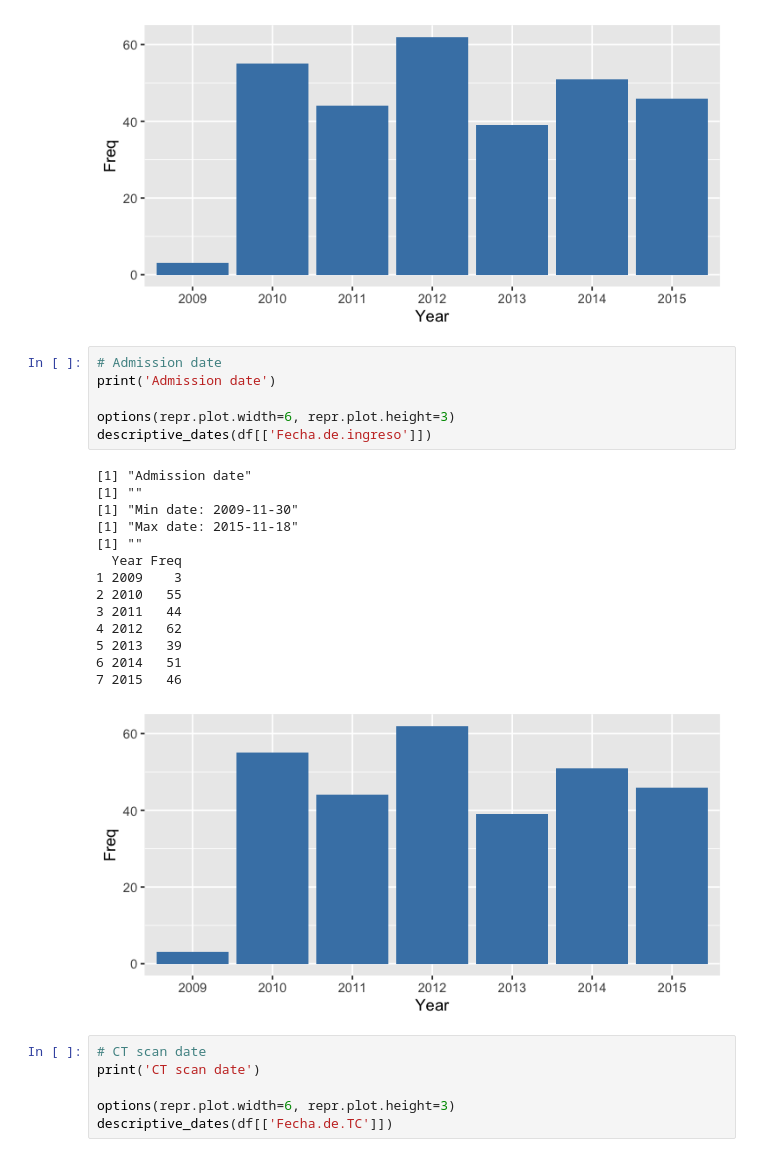
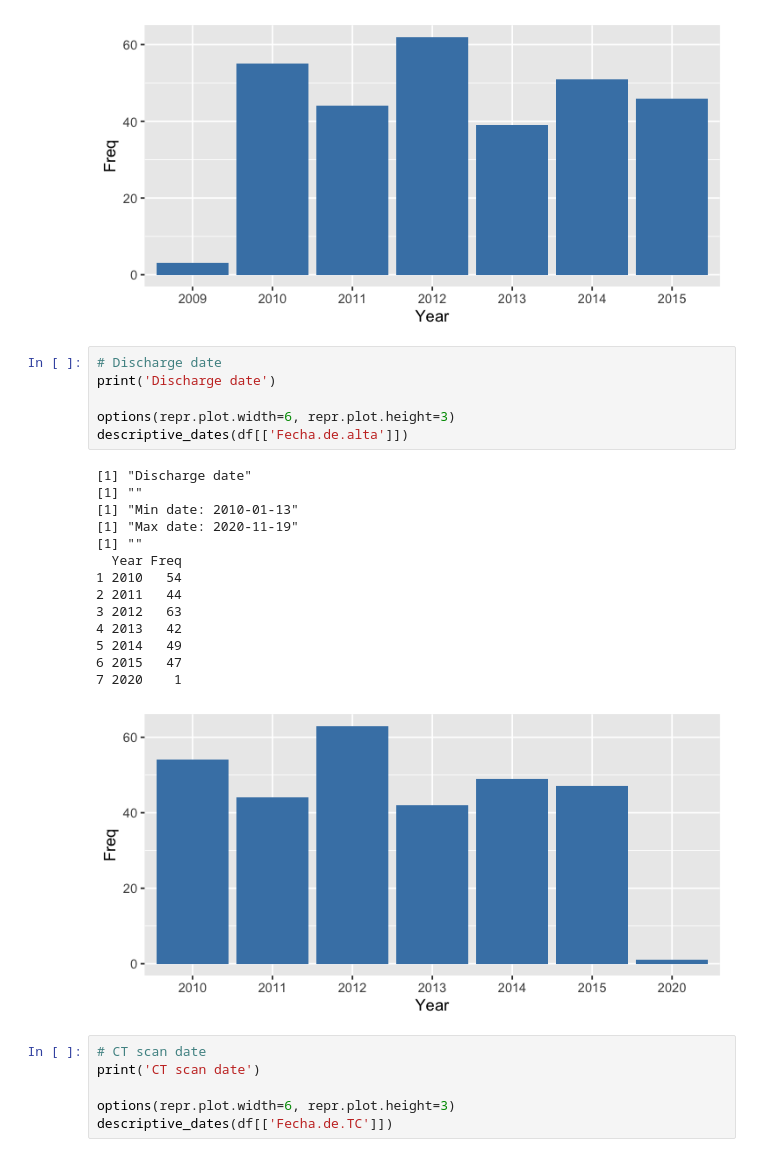
Before and after one commit to Pablomfm/Intracranial_Hemorrhages, a Jupyter notebook: 4.3 EDA & Descriptive Statistics of Dates (R).ipynb, the cells around one changed output. Drawn from its saved outputs; the diff is of its cells as text.

```diff
--- a/4.3 EDA & Descriptive Statistics of Dates (R).ipynb
+++ b/4.3 EDA & Descriptive Statistics of Dates (R).ipynb
@@ -68,27 +64,27 @@ descriptive_dates(df[['Fecha.de.ingreso']])
 6 2014   51
 7 2015   46
 [figure]
-# %%
-# Admission date
-print('Admission date')
-
-options(repr.plot.width=6, repr.plot.height=3)
-descriptive_dates(df[['Fecha.de.ingreso']])
-# %% [output]
-[1] "Admission date"
-[1] ""
-[1] "Min date: 2009-11-30"
-[1] "Max date: 2015-11-18"
-[1] ""
-  Year Freq
-1 2009    3
-2 2010   55
-3 2011   44
-4 2012   62
-5 2013   39
-6 2014   51
-7 2015   46
-[figure, removed]
+# %%
+# Discharge date
+print('Discharge date')
+
+options(repr.plot.width=6, repr.plot.height=3)
+descriptive_dates(df[['Fecha.de.alta']])
+# %% [output]
+[1] "Discharge date"
+[1] ""
+[1] "Min date: 2010-01-13"
+[1] "Max date: 2020-11-19"
+[1] ""
+  Year Freq
+1 2010   54
+2 2011   44
+3 2012   63
+4 2013   42
+5 2014   49
+6 2015   47
+7 2020    1
+[figure, added]
 # %%
 # CT scan date
 print('CT scan date')
```
Also changed, not shown: parts of 1 cell of this notebook.
